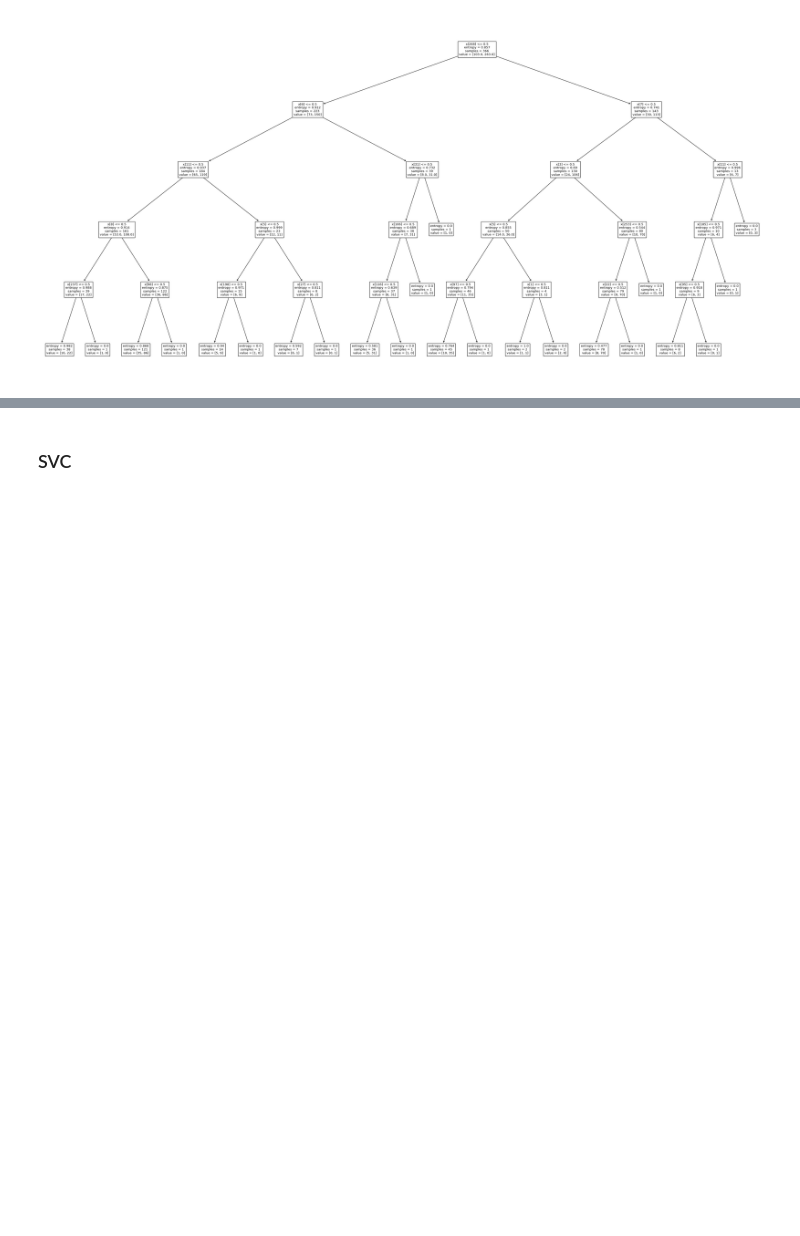
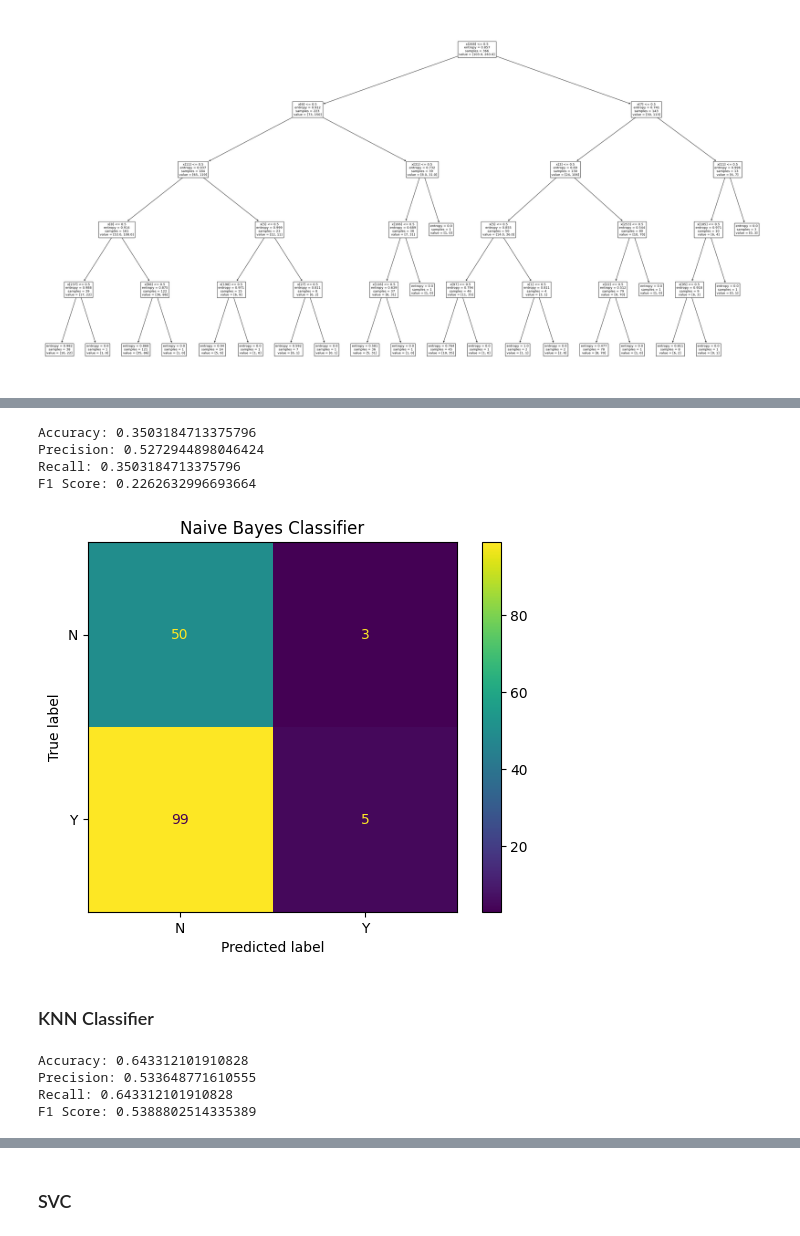
Before and after one commit to Hadronomy/solo-tid-project, a Jupyter notebook: notebooks/analysis.ipynb, the cells around one changed output, grey strips where cells are left out. Saved outputs shown, nothing was run; the diff lists cells and outputs as text; code cells hidden in the pictures; blank space fills up the shorter version.

```diff
--- a/notebooks/analysis.ipynb
+++ b/notebooks/analysis.ipynb
@@ -251,0 +284,44 @@ plt.show()
+# %%
+from sklearn.naive_bayes import GaussianNB
+
+naive_bayes_classifier = GaussianNB()
+naive_bayes_classifier.fit(X_train, y_train)
+y_pred = naive_bayes_classifier.predict(X_test)
+print(f"Accuracy: {accuracy_score(y_test, y_pred)}")
+print(f"Precision: {precision_score(y_test, y_pred, average='weighted')}")
+print(f"Recall: {recall_score(y_test, y_pred, average='weighted')}")
+print(f"F1 Score: {f1_score(y_test, y_pred, average='weighted')}")
+# %% [output]
+Accuracy: 0.3503184713375796
+Precision: 0.5272944898046424
+Recall: 0.3503184713375796
+F1 Score: 0.2262632996693664
+# %%
+from sklearn.metrics import ConfusionMatrixDisplay, confusion_matrix
+
+confusion_matrix_result = confusion_matrix(y_test, naive_bayes_classifier.predict(X_test))
+cm_display = ConfusionMatrixDisplay(
+    confusion_matrix_result, display_labels=naive_bayes_classifier.classes_
+).plot()
+
+plt.title(f"Naive Bayes Classifier")
+plt.show()
+# %% [output]
+[figure, added]
+# %% [markdown]
+### KNN Classifier
+# %%
+from sklearn.neighbors import KNeighborsClassifier
+
+knn_classifier = KNeighborsClassifier(n_neighbors=5)
+knn_classifier.fit(X_train, y_train)
+y_pred = knn_classifier.predict(X_test)
+print(f"Accuracy: {accuracy_score(y_test, y_pred)}")
+print(f"Precision: {precision_score(y_test, y_pred, average='weighted')}")
+print(f"Recall: {recall_score(y_test, y_pred, average='weighted')}")
+print(f"F1 Score: {f1_score(y_test, y_pred, average='weighted')}")
+# %% [output]
+Accuracy: 0.643312101910828
+Precision: 0.533648771610555
+Recall: 0.643312101910828
+F1 Score: 0.5388802514335389
```
Also changed, not shown: parts of 12 cells of this notebook, 4 other files.
